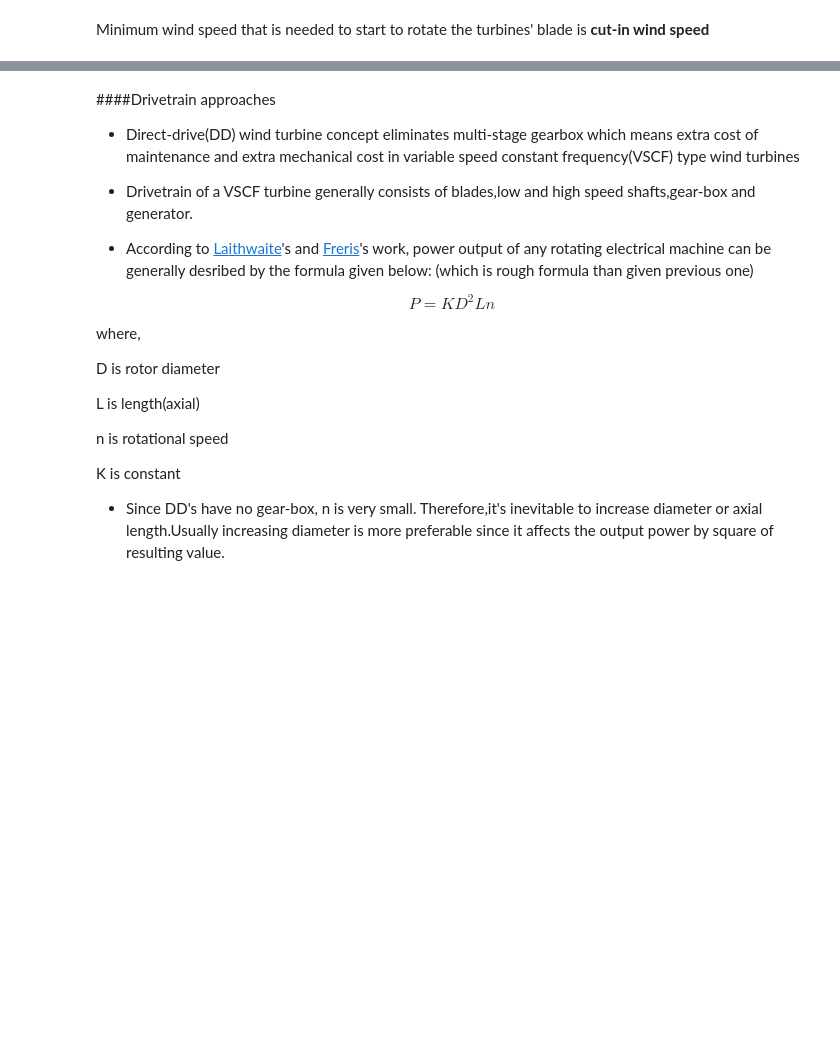
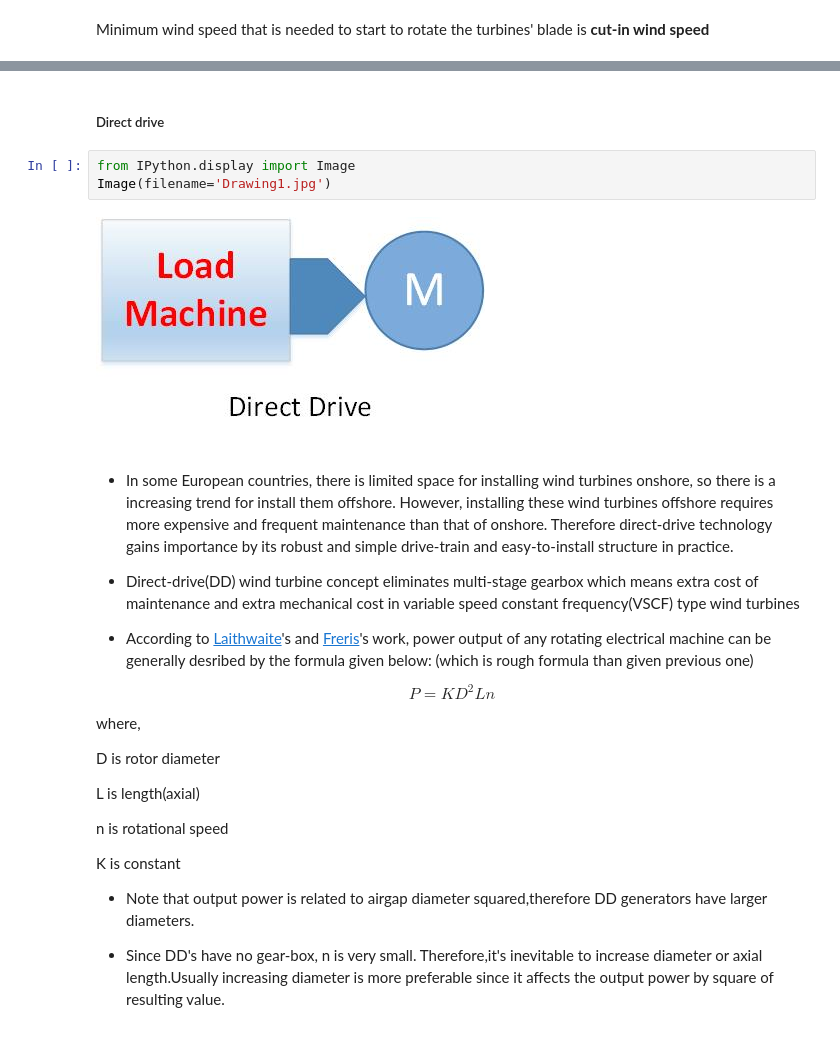
Before and after one commit to aydinbaskaya/MS_Thesis, a Jupyter notebook: Modular Generators/Documents/Wind Turbines.ipynb, the cells around one changed output, grey strips where cells are left out. Saved outputs shown, nothing was run; the diff lists cells and outputs as text; blank space fills up the shorter version.

```diff
--- a/Modular Generators/Documents/Wind Turbines.ipynb
+++ b/Modular Generators/Documents/Wind Turbines.ipynb
@@ -140,9 +156,17 @@ Minimum wind speed that is needed to start to rotate the turbines' blade is **cu
+# %% [markdown]
+##### Direct drive
+# %%
+from IPython.display import Image
+Image(filename='Drawing1.jpg')
+# %% [output]
+[figure, added]
 # %% [markdown]
-####Drivetrain approaches
+
+* In some European countries, there is limited space for installing wind turbines onshore, so there is a increasing trend for install them offshore. However, installing these wind turbines offshore requires more expensive and frequent maintenance than that of onshore. Therefore direct-drive technology gains importance by its robust and simple drive-train and easy-to-install structure in practice.
+
 
 * Direct-drive(DD) wind turbine concept eliminates multi-stage gearbox which means extra cost of maintenance and extra mechanical cost in variable speed constant frequency(VSCF) type wind turbines
 
-* Drivetrain of a VSCF turbine generally consists of blades,low and high speed shafts,gear-box and generator.
 
 * According to [Laithwaite](https://en.wikipedia.org/wiki/Eric_Laithwaite)'s and [Freris](http://www.lboro.ac.uk/departments/eese/staff/leon-freris/)'s work, power output of any rotating electrical machine can be generally desribed by the formula given below: (which is rough formula than given previous one)
 
@@ -158,6 +182,8 @@ n is rotational speed
 
 K is constant
 
+* Note that output power is related to airgap diameter squared,therefore DD generators have larger diameters.
+
 * Since DD's have no gear-box, n is very small. Therefore,it's inevitable to increase diameter or axial length.Usually increasing diameter is more preferable since it affects the output power by square of resulting value.
 # %% [markdown]
 #### Flux orientations
```
Also changed, not shown: parts of 6 cells of this notebook, 1 other file.
